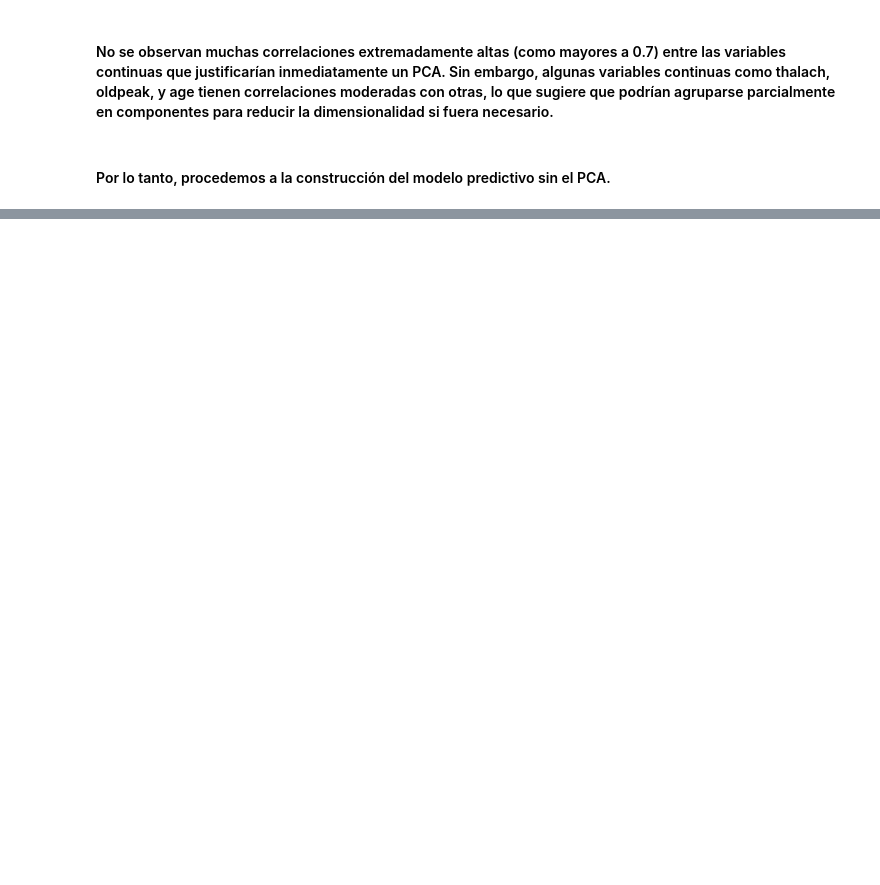
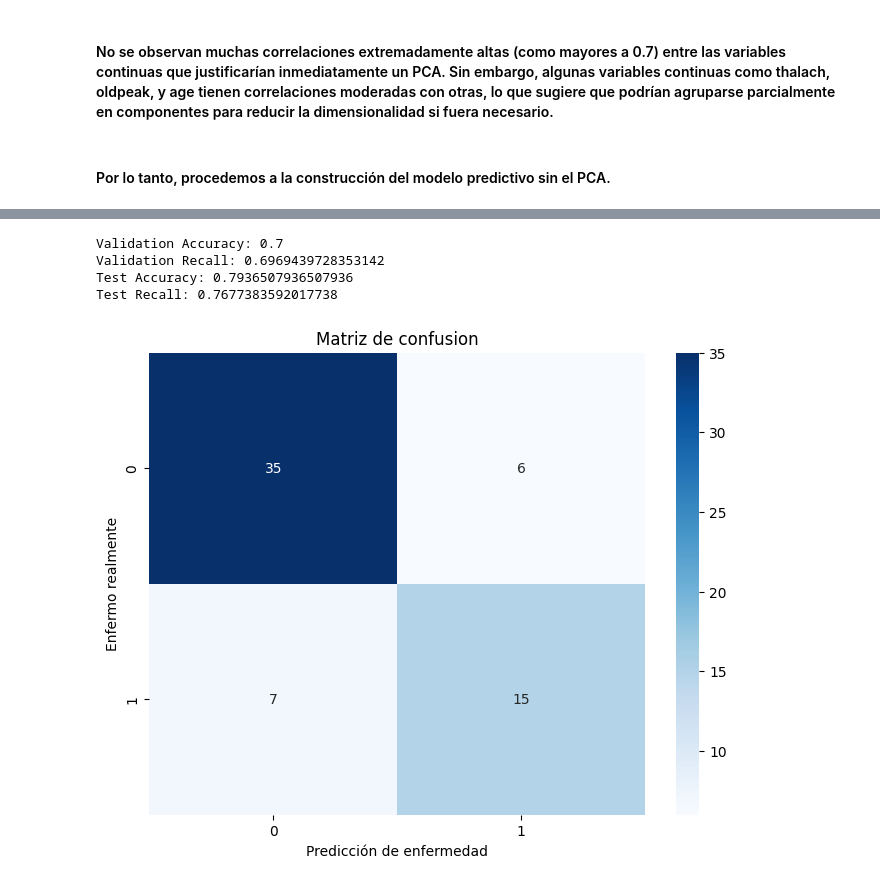
Before and after one commit to TauberF/AnalisisDeDatos, a Jupyter notebook: PROYECTO/proyecto.ipynb, the cells around one changed output, grey strips where cells are left out. Cells and saved outputs as stored; diff of their text form; code cells hidden in the pictures; blank space fills up the shorter version.

```diff
--- a/PROYECTO/proyecto.ipynb
+++ b/PROYECTO/proyecto.ipynb
@@ -288,0 +325,59 @@ ImportError: cannot import name '_check_X' from 'imblearn.utils._validation' (/U
+# %%
+# Antes de entrenar, transformamos la columna 'target' en 0 o 1 dependiendo de si tiene alguna enfermedad o no
+df_dummies['target'] = df_dummies['target'].apply(lambda x: 1 if x >= 1 else 0)
+# %%
+from sklearn.ensemble import RandomForestClassifier
+from sklearn.model_selection import train_test_split
+from sklearn.metrics import accuracy_score, recall_score
+
+
+# Separar las variables predictoras (X) y la variable objetivo (y)
+X = df_dummies.drop('target', axis=1)
+Y = df_dummies['target']
+
+# Dividir los datos en entrenamiento, validacion y test
+X_train, X_test, Y_train, Y_test = train_test_split(X, Y, test_size=0.2, random_state=42)
+X_train, X_val, Y_train, Y_val = train_test_split(X_train, Y_train, test_size=0.2, random_state=42)
+
+
+# Correr el modelo de entrenamiento (en este caso, RandomForest)
+model = RandomForestClassifier()
+model.fit(X_train, Y_train)
+
+val_predictions = model.predict(X_val)
+
+val_accuracy = accuracy_score(Y_val, val_predictions)
+val_recall = recall_score(Y_val, val_predictions, average='macro')
+
+print("Validation Accuracy:", val_accuracy)
+print("Validation Recall:", val_recall)
+
+test_predictions = model.predict(X_test)
+
+test_accuracy = accuracy_score(Y_test, test_predictions)
+test_recall = recall_score(Y_test, test_predictions, average='macro')
+
+print("Test Accuracy:", test_accuracy)
+print("Test Recall:", test_recall)
+# %% [output]
+Validation Accuracy: 0.7
+Validation Recall: 0.6969439728353142
+Test Accuracy: 0.7936507936507936
+Test Recall: 0.7677383592017738
+# %%
+from sklearn.metrics import confusion_matrix
+import seaborn as sns
+import matplotlib.pyplot as plt
+
+
+matriz = confusion_matrix(Y_test, test_predictions)
+
+# Heatmap de la matriz de confusion
+plt.figure(figsize=(8, 6))
+sns.heatmap(matriz, annot=True, fmt='d', cmap='Blues')
+plt.xlabel('Predicción de enfermedad')
+plt.ylabel('Enfermo realmente')
+plt.title('Matriz de confusion')
+plt.show()
+# %% [output]
+[figure, added]
```
Also changed, not shown: parts of 8 cells of this notebook, 2 other files.
